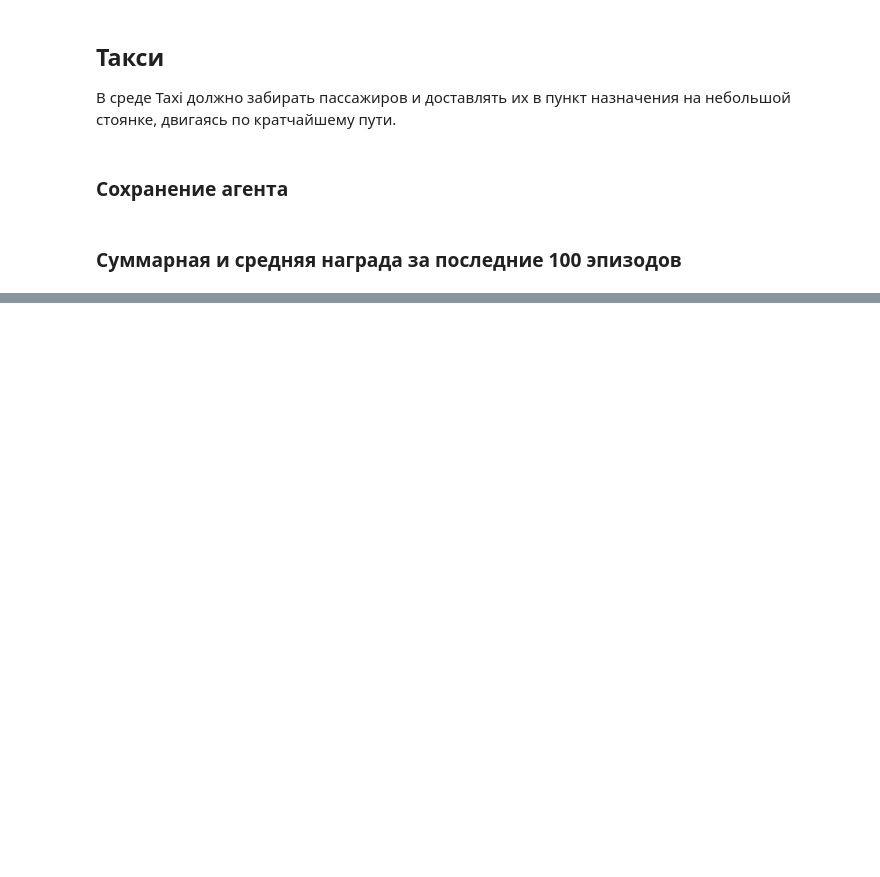
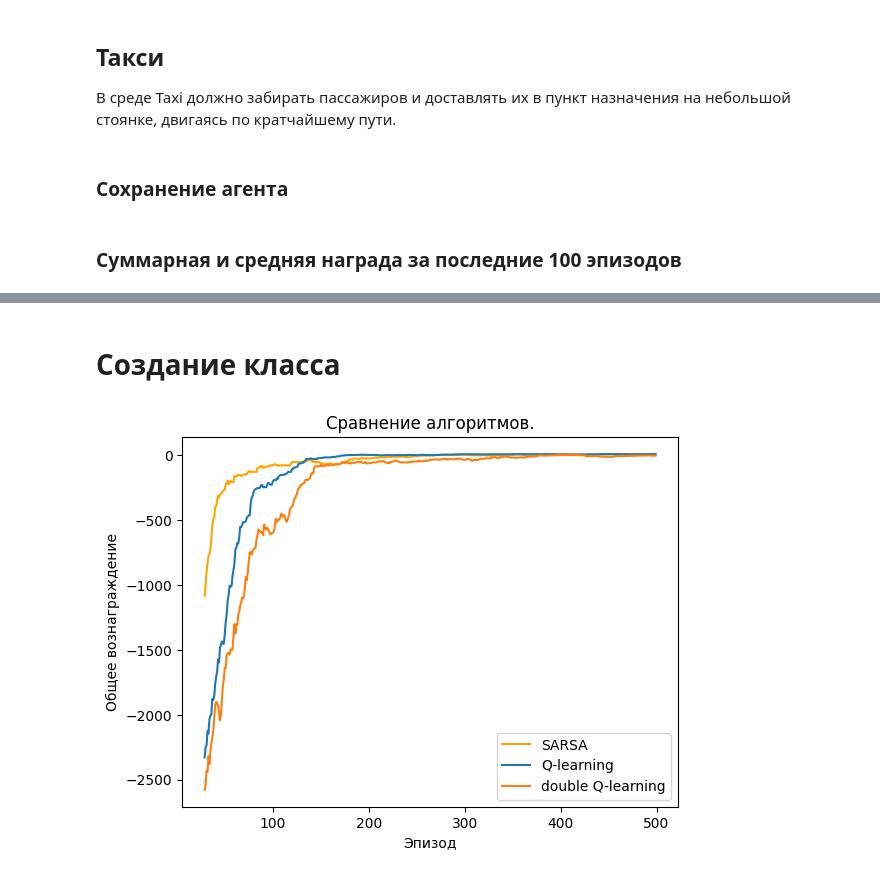
Before and after one commit to StepanSushko/otus_rl, a Jupyter notebook: Тема_3_ДЗ_Double_Q_Learing.ipynb, the cells around one changed output, grey strips where cells are left out. Saved outputs shown, nothing was run; the diff lists cells and outputs as text; code cells hidden in the pictures; blank space fills up the shorter version.

```diff
--- a/Тема_3_ДЗ_Double_Q_Learing.ipynb
+++ b/Тема_3_ДЗ_Double_Q_Learing.ipynb
@@ -273,0 +272,2 @@ plt.show()
+# %% [markdown]
+# Создание класса
@@ -273,0 +343,8 @@ plt.show()
+# %%
+agent = Agent_DQL(
+    n_actions = env.action_space.n,
+    n_states = env.observation_space.n,
+    episode_n = 500,
+    noisy_episode_n = 150,
+    t_max = 1000
+    )
@@ -273,0 +385,22 @@ plt.show()
+# %%
+total_rewards_SARSA = SARSA(  env, episode_n=500,             trajectory_len=1000, gamma=0.999, alpha=0.5)
+total_rewards_Q = QLearning(  env, episode_n=500, noisy_episode_n=150, t_max=1000, gamma=0.999, alpha=0.5)
+total_rewards_DQ, DQ_agent = DQLearning2(env, agent)
+
+
+import pandas as pd
+
+total_rewards_SARSA_ma = pd.Series(total_rewards_SARSA).rolling(window=30).mean()
+total_rewards_Q_ma = pd.Series(total_rewards_Q).rolling(window=30).mean()
+total_rewards_DQ_ma = pd.Series(total_rewards_DQ).rolling(window=30).mean()
+# %%
+plt.plot(total_rewards_SARSA_ma, color='orange', label='SARSA')
+plt.plot(total_rewards_Q_ma, label='Q-learning')
+plt.plot(total_rewards_DQ_ma, label='double Q-learning')
+plt.title('Сравнение алгоритмов.')
+plt.xlabel('Эпизод')
+plt.ylabel('Общее вознаграждение')
+plt.legend()
+plt.show()
+# %% [output]
+[figure, added]
```
Also changed, not shown: parts of 9 cells of this notebook.
